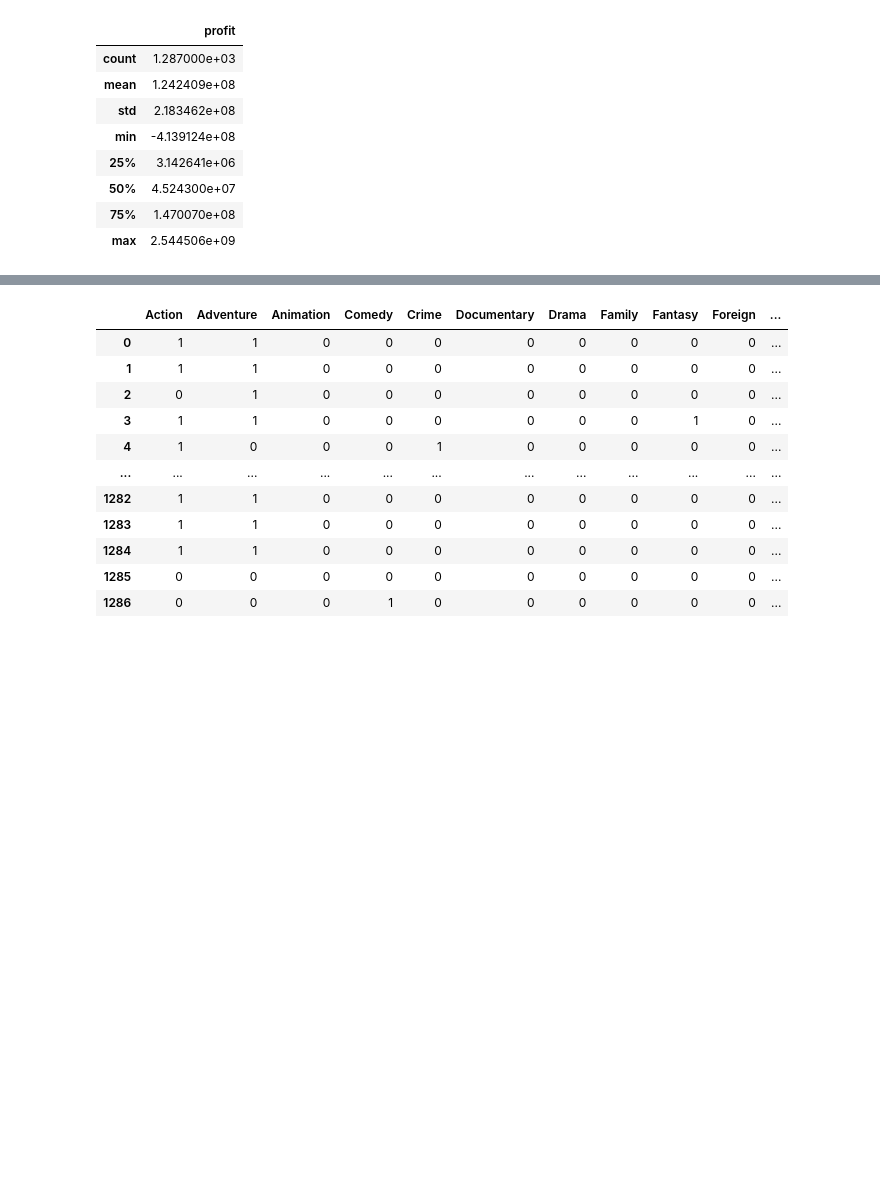
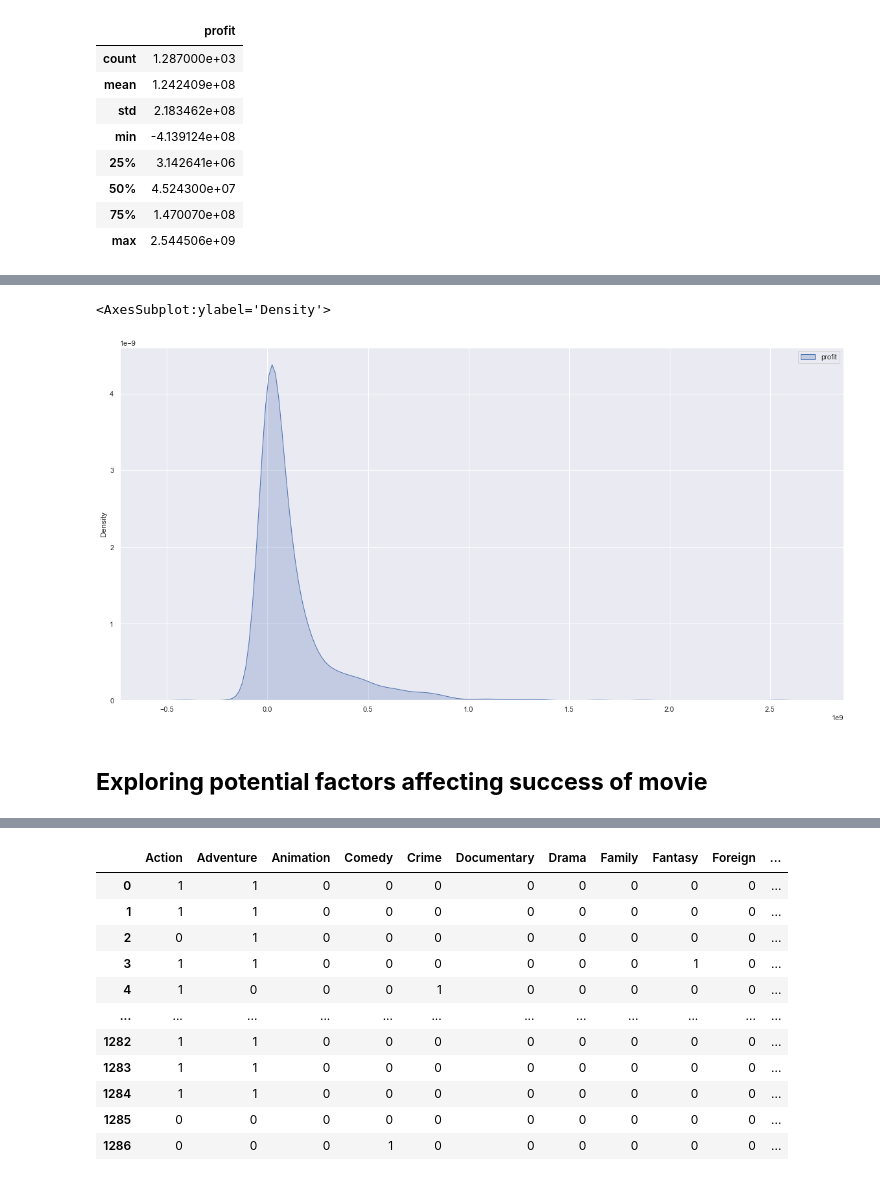
Before and after one commit to liekzhe/SC1015mini_project, a Jupyter notebook: EDA.ipynb, the cells around one changed output, grey strips where cells are left out. Cells and saved outputs as stored; diff of their text form; code cells hidden in the pictures; blank space fills up the shorter version.

```diff
--- a/EDA.ipynb
+++ b/EDA.ipynb
@@ -61,0 +91,9 @@ profit_data.describe()
+# %%
+#KDE plot
+f = plt.figure(figsize=(20,10))
+sb.kdeplot(data=profit_data, shade=True)
+# %% [output]
+<AxesSubplot:ylabel='Density'>
+[figure, added]
+# %% [markdown]
+## **Exploring potential factors affecting success of movie**
```
Also changed, not shown: parts of 41 cells of this notebook, 2 other files.
